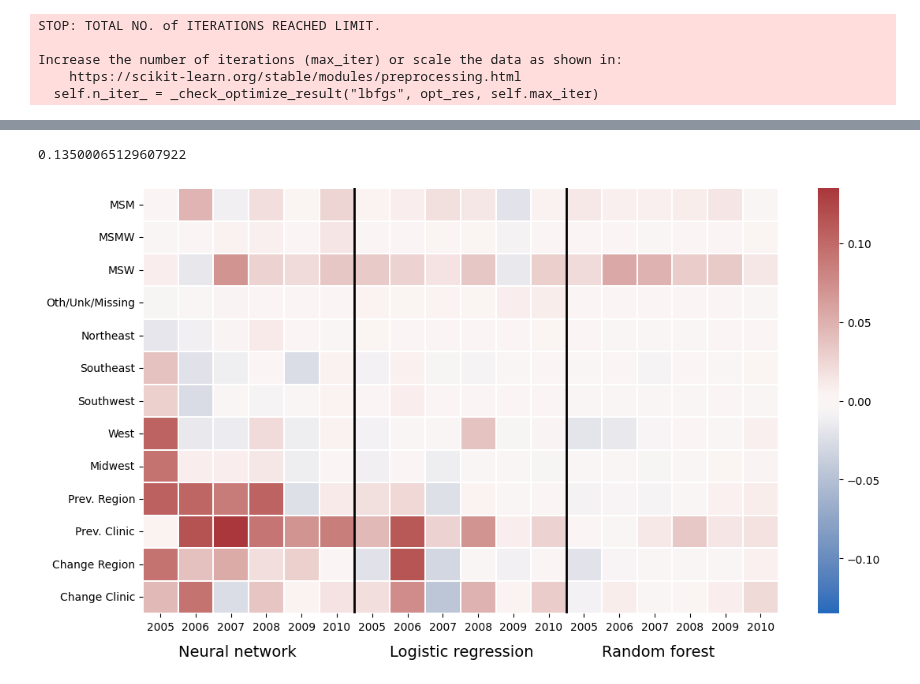
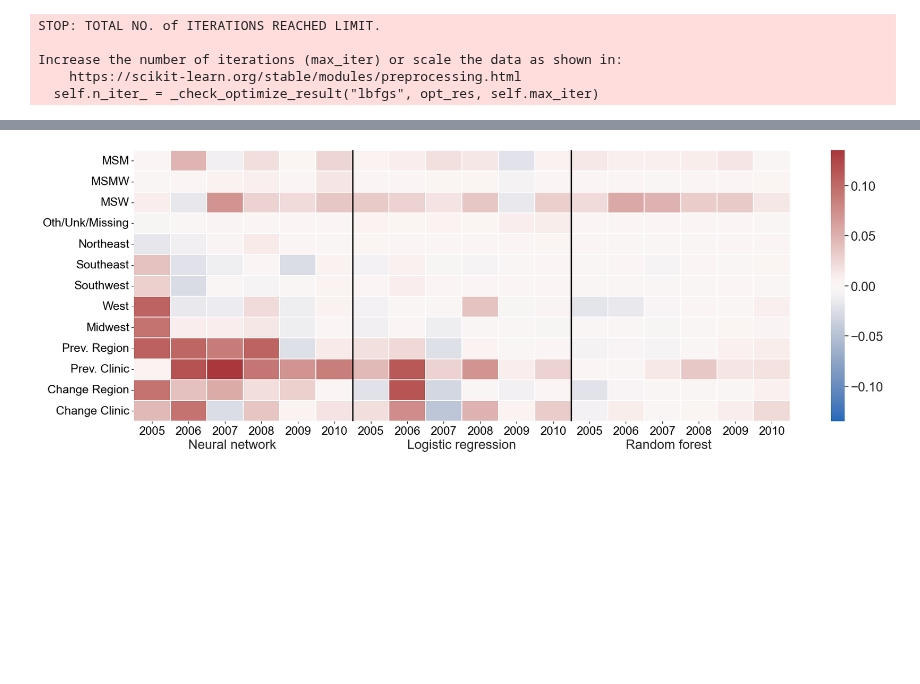
Before and after one commit to RachelMurray-Watson/GISP_data_initial, a Jupyter notebook: Diagram_feature_importance.ipynb, the cells around one changed output, grey strips where cells are left out. Saved outputs shown, nothing was run; the diff lists cells and outputs as text; code cells hidden in the pictures; blank space fills up the shorter version.

```diff
--- a/Diagram_feature_importance.ipynb
+++ b/Diagram_feature_importance.ipynb
@@ -190,25 +190,27 @@ PREV_CLINIC      0.001496 -0.000585  0.013560  0.034640  0.015058  0.017510
 DELTA_REGION    -0.020715 -0.004983 -0.002644 -0.000040 -0.003332  0.006586
 DELTA_CLINIC    -0.008832  0.010334 -0.002788  0.002883  0.009405  0.022784
 # %%
-fig, ax = plt.subplots(figsize=(13,7))
+fig, ax = plt.subplots(figsize=(20,7))
+#fig, ax = plt.subplots(figsize=(11.69,8.27)) "A4"
+sb.set(font_scale=1.8)
 x_axis_labels = [2005,2006,2007,2008,2009,2010]*3
 y_axis_labels =['MSM','MSMW', 'MSW', 'Oth/Unk/Missing','Northeast', 'Southeast', 'Southwest', 'West', 'Midwest','Prev. Region', 'Prev. Clinic','Change Region', 'Change Clinic']
 
+ax.tick_params(axis='both', which='major', labelsize=18)
 
 sns.heatmap(imporances_all_models,fmt="",cmap='vlag',linewidths=0.30,ax=ax, xticklabels = x_axis_labels, yticklabels = y_axis_labels, vmin =-abs(imporances_all_models.max()).max(), vmax = abs(imporances_all_models.max()).max())
-ax.text((ax.get_xlim()[1])/18 * 1, (ax.get_ylim()[0]) + (ax.get_ylim()[0])*0.10, "Neural network", fontsize=14)
-ax.text((ax.get_xlim()[1])/18 * 7, (ax.get_ylim()[0]) + (ax.get_ylim()[0])*0.10, "Logistic regression", fontsize=14)
-ax.text((ax.get_xlim()[1])/18 * 13 , (ax.get_ylim()[0]) + (ax.get_ylim()[0])*0.10, "Random forest", fontsize=14)
+ax.text((ax.get_xlim()[1])/18 * 1.5, (ax.get_ylim()[0]) + (ax.get_ylim()[0])*0.10, "Neural network", fontsize=20)
+ax.text((ax.get_xlim()[1])/18 * 7.5, (ax.get_ylim()[0]) + (ax.get_ylim()[0])*0.10, "Logistic regression", fontsize=20)
+ax.text((ax.get_xlim()[1])/18 * 13.5 , (ax.get_ylim()[0]) + (ax.get_ylim()[0])*0.10, "Random forest", fontsize=20)
 ax.axvline((ax.get_xlim()[1])/18 * 6, color = "black", linewidth = 2)
 ax.axvline((ax.get_xlim()[1])/18 * 12, color = "black", linewidth = 2)
-#ax.collections[0].colorbar.set_label("Effect on auROC score")\
-
-print(abs(imporances_all_models.max()).max())
-
+##c_bar = ax.collections[0].colorbar
+#c_bar.set_ticklabels(size = 14)
+#print(abs(imporances_all_models.max()).max())
+plt.tight_layout()
 #plt.savefig("Graphs/Magnitude_of_feature_importance_2005_2010_all_models.png", dpi = 600)
 # %% [output]
-0.13500065129607922
-[figure, old version]
+[figure, new version]
 # %%
 print(best_effect_by_year_rf)
 print(best_effect_by_year_nn)
```
Also changed, not shown: 9 other files.
